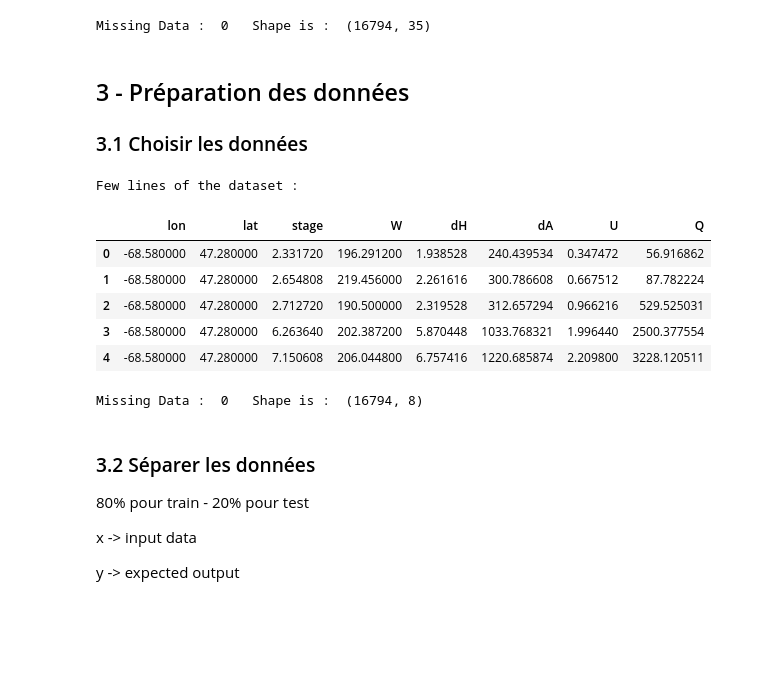
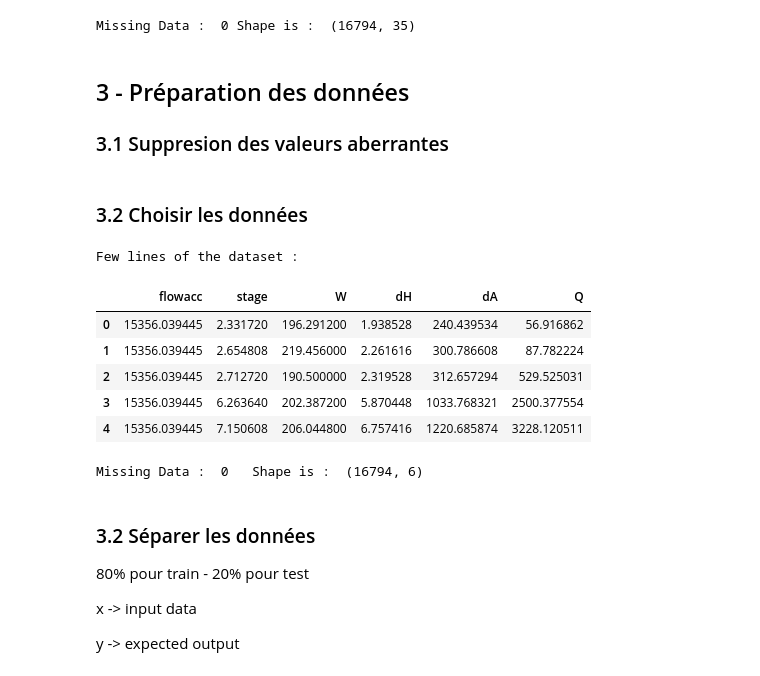
Before and after one commit to scastets/Projet4MA_Hydrologie, a Jupyter notebook: Notebooks/Apprentissage_ANN_HydroSwot.ipynb, the cells around one changed output. Drawn from its saved outputs; the diff is of its cells as text; code cells hidden in the pictures; blank space fills up the shorter version.

```diff
--- a/Notebooks/Apprentissage_ANN_HydroSwot.ipynb
+++ b/Notebooks/Apprentissage_ANN_HydroSwot.ipynb
@@ -48,3 +48,3 @@ Missing Data :  0   Shape is :  (16794, 35)
 # %% [markdown]
 ## 3 - Préparation des données
-### 3.1 Choisir les données
+### 3.1 Suppresion des valeurs aberrantes
@@ -51,20 +53,35 @@ Missing Data :  0   Shape is :  (16794, 35)
+# %% [markdown]
+### 3.2 Choisir les données
 # %%
-to_drop = ['site_no','lon','lat','station_name','flowacc', 'Q5_GSCD','Q10_GSCD','Q20_GSCD','QMEAN_GSCD','Q80_GSCD','Q90_GSCD',
+to_drop = ['site_no','lon','lat','station_name','U', 'Q5_GSCD','Q10_GSCD','Q20_GSCD','QMEAN_GSCD','Q80_GSCD','Q90_GSCD',
            'Q95_GSCD','LC1','LC2','LC3','LC4','LC5','LC6','LC7','LC8','LC9','LC10','LC11','LC12','clay','sand','silt','PA','TA']
+
+# Pas U mais flowacc
+
+# Pente du terrain
+
+#Autre méthode
+#columns_used=['date','pmer','tend','cod_tend','dd','ff','td','u','ww','pres','rafper','per','rr1','rr3','tc']
+
+# ---- Drop unused columns
+
+#to_drop = df.columns.difference(columns_used)
+#df.drop( to_drop, axis=1, inplace=True)
+
 
 data = data_river.drop(to_drop,axis=1)
 
 display(data.head(5).style.set_caption("Few lines of the dataset :"))
-print('Missing Data : ',data.isna().sum().sum(), '  Shape is : ', data.shape )
+print('Missing Data : ',data.isna().sum().sum(), '  Shape is : ', data.shape)
 # %% [output]
 Few lines of the dataset :
-|  | lon | lat | stage | W | dH | dA | U | Q |
-| 0 | -68.580000 | 47.280000 | 2.331720 | 196.291200 | 1.938528 | 240.439534 | 0.347472 | 56.916862 |
-| 1 | -68.580000 | 47.280000 | 2.654808 | 219.456000 | 2.261616 | 300.786608 | 0.667512 | 87.782224 |
-| 2 | -68.580000 | 47.280000 | 2.712720 | 190.500000 | 2.319528 | 312.657294 | 0.966216 | 529.525031 |
-| 3 | -68.580000 | 47.280000 | 6.263640 | 202.387200 | 5.870448 | 1033.768321 | 1.996440 | 2500.377554 |
-| 4 | -68.580000 | 47.280000 | 7.150608 | 206.044800 | 6.757416 | 1220.685874 | 2.209800 | 3228.120511 |
+|  | flowacc | stage | W | dH | dA | Q |
+| 0 | 15356.039445 | 2.331720 | 196.291200 | 1.938528 | 240.439534 | 56.916862 |
+| 1 | 15356.039445 | 2.654808 | 219.456000 | 2.261616 | 300.786608 | 87.782224 |
+| 2 | 15356.039445 | 2.712720 | 190.500000 | 2.319528 | 312.657294 | 529.525031 |
+| 3 | 15356.039445 | 6.263640 | 202.387200 | 5.870448 | 1033.768321 | 2500.377554 |
+| 4 | 15356.039445 | 7.150608 | 206.044800 | 6.757416 | 1220.685874 | 3228.120511 |
-Missing Data :  0   Shape is :  (16794, 8)
+Missing Data :  0   Shape is :  (16794, 6)
 # %% [markdown]
 ### 3.2 Séparer les données
 
```
Also changed, not shown: parts of 19 cells of this notebook.
